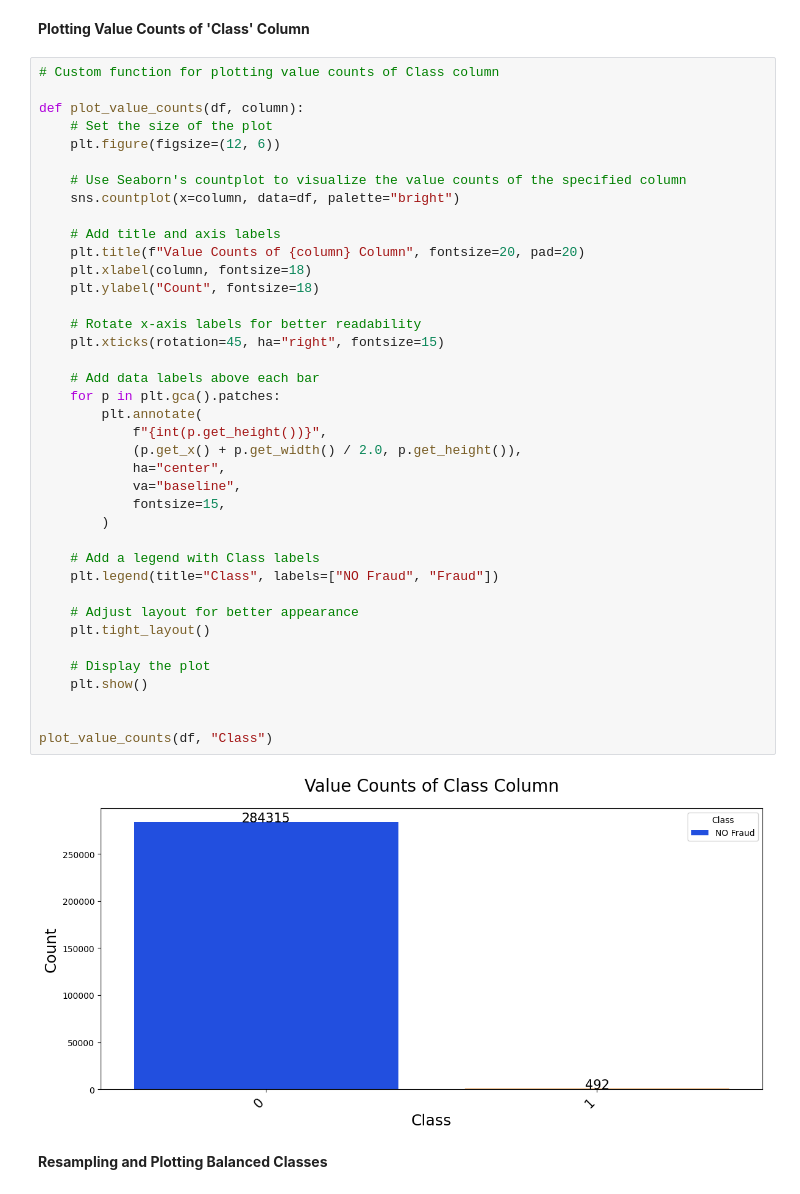
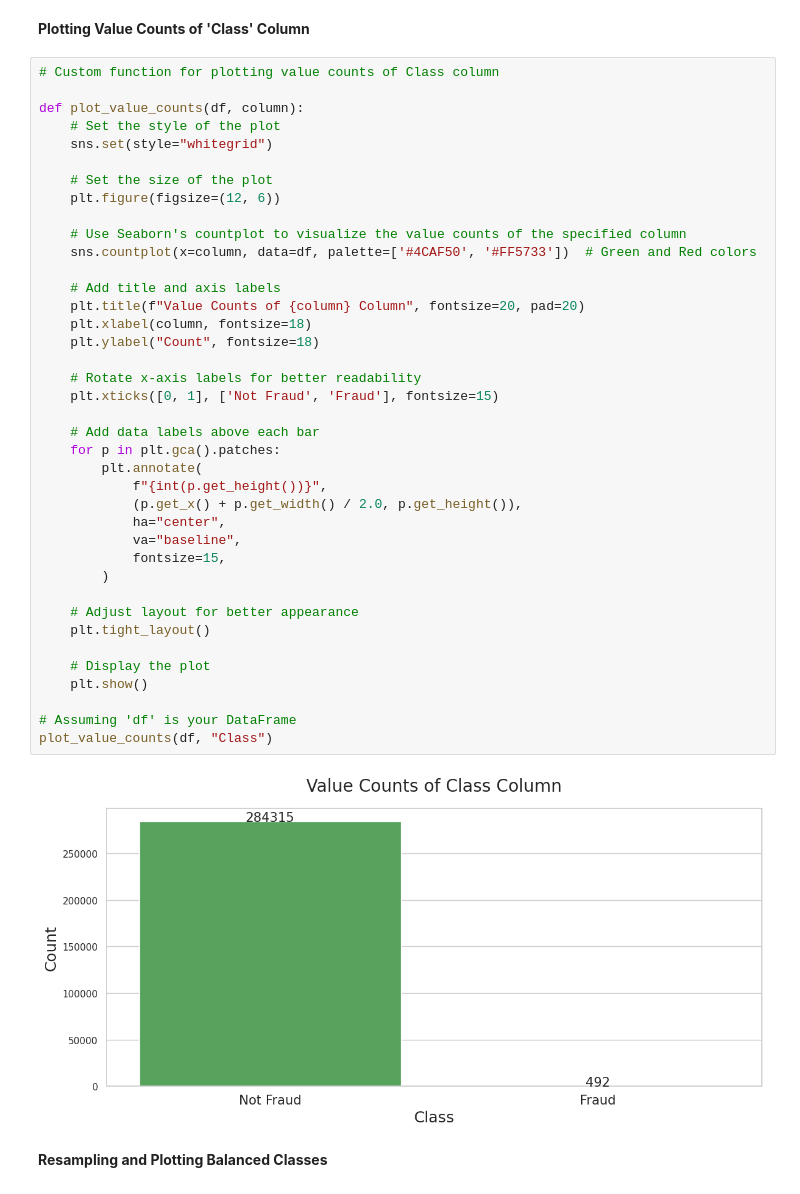
Before and after one commit to MoazEldsouky/Credit-Card-Fraud-Detection, a Jupyter notebook: credit-card-fraud-detection.ipynb, the cells around one changed output. Saved outputs shown, nothing was run; the diff lists cells and outputs as text.

Commit message:
Kaggle Notebook | Credit Card Fraud Detection 🕵️‍♂️💳 | Version 2

```diff
--- a/credit-card-fraud-detection.ipynb
+++ b/credit-card-fraud-detection.ipynb
@@ -77,43 +79,43 @@ sns.heatmap(df.isna())
 # Custom function for plotting value counts of Class column
 
 def plot_value_counts(df, column):
+    # Set the style of the plot
+    sns.set(style="whitegrid")
+
     # Set the size of the plot
     plt.figure(figsize=(12, 6))
 
     # Use Seaborn's countplot to visualize the value counts of the specified column
-    sns.countplot(x=column, data=df, palette="bright")
+    sns.countplot(x=column, data=df, palette=['#4CAF50', '#FF5733'])  # Green and Red colors
 
     # Add title and axis labels
     plt.title(f"Value Counts of {column} Column", fontsize=20, pad=20)
     plt.xlabel(column, fontsize=18)
     plt.ylabel("Count", fontsize=18)
 
     # Rotate x-axis labels for better readability
-    plt.xticks(rotation=45, ha="right", fontsize=15)
+    plt.xticks([0, 1], ['Not Fraud', 'Fraud'], fontsize=15)
 
     # Add data labels above each bar
     for p in plt.gca().patches:
         plt.annotate(
             f"{int(p.get_height())}",
             (p.get_x() + p.get_width() / 2.0, p.get_height()),
             ha="center",
             va="baseline",
             fontsize=15,
         )
 
-    # Add a legend with Class labels
-    plt.legend(title="Class", labels=["NO Fraud", "Fraud"])
-
     # Adjust layout for better appearance
     plt.tight_layout()
 
     # Display the plot
     plt.show()
 
-
+# Assuming 'df' is your DataFrame
 plot_value_counts(df, "Class")
 # %% [output]
-[figure, old version]
+[figure, new version]
 # %% [markdown]
 **Resampling and Plotting Balanced Classes**
 # %%
```
Also changed, not shown: parts of 2 cells of this notebook.
